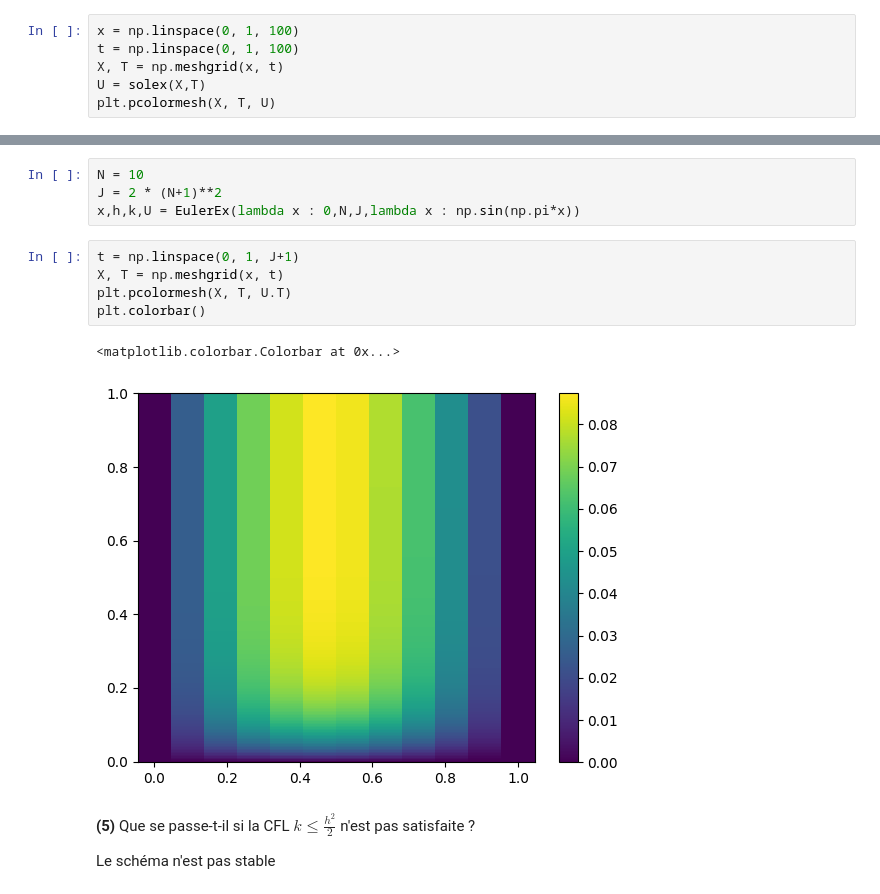
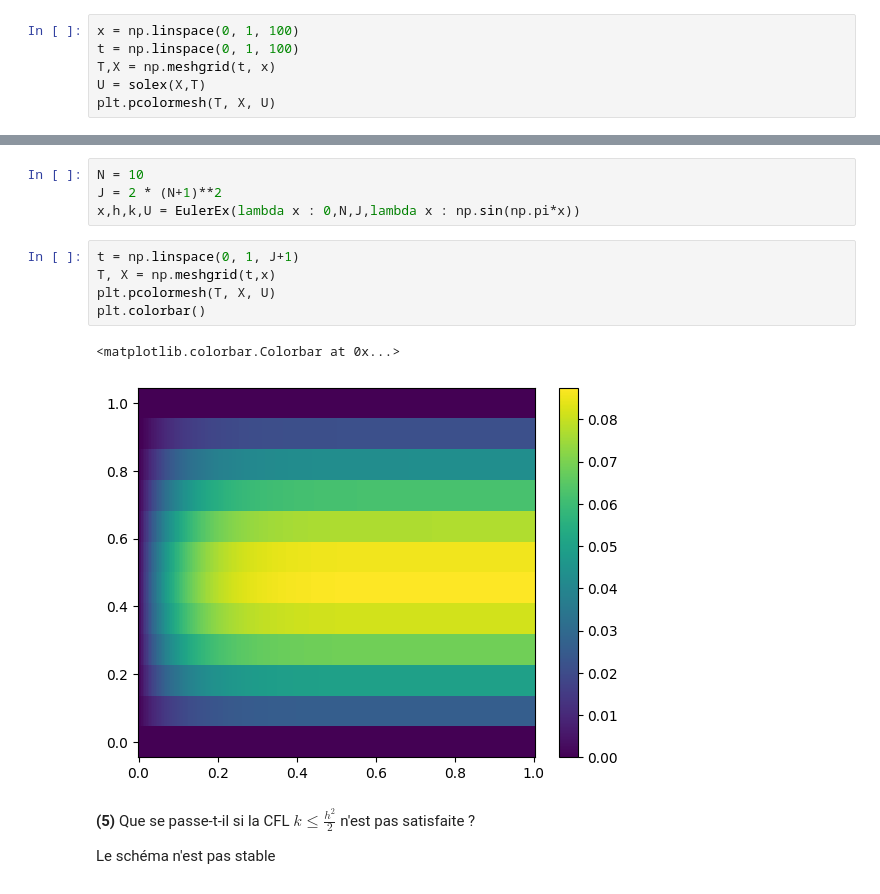
Before and after one commit to drblobfish/M1-S2-EDP, a Jupyter notebook: TP4.ipynb, the cells around one changed output, grey strips where cells are left out. Cells and saved outputs as stored; diff of their text form.

```diff
--- a/TP4.ipynb
+++ b/TP4.ipynb
@@ -44,8 +44,8 @@ def solex(x,t):
 # %%
 x = np.linspace(0, 1, 100)
 t = np.linspace(0, 1, 100)
-X, T = np.meshgrid(x, t)
+T,X = np.meshgrid(t, x)
 U = solex(X,T)
-plt.pcolormesh(X, T, U)
+plt.pcolormesh(T, X, U)
 # %% [output]
 <matplotlib.collections.QuadMesh at 0x...>
@@ -159,12 +159,12 @@ J = 2 * (N+1)**2
 x,h,k,U = EulerEx(lambda x : 0,N,J,lambda x : np.sin(np.pi*x))
 # %%
 t = np.linspace(0, 1, J+1)
-X, T = np.meshgrid(x, t)
-plt.pcolormesh(X, T, U.T)
+T, X = np.meshgrid(t,x)
+plt.pcolormesh(T, X, U)
 plt.colorbar()
 # %% [output]
 <matplotlib.colorbar.Colorbar at 0x...>
-[figure, old version]
+[figure, new version]
 # %% [markdown]
 **(5)** Que se passe-t-il si la CFL $k \leq \frac{h^2}{2}$ n'est pas satisfaite ?
 
```
Also changed, not shown: parts of 19 cells of this notebook.
